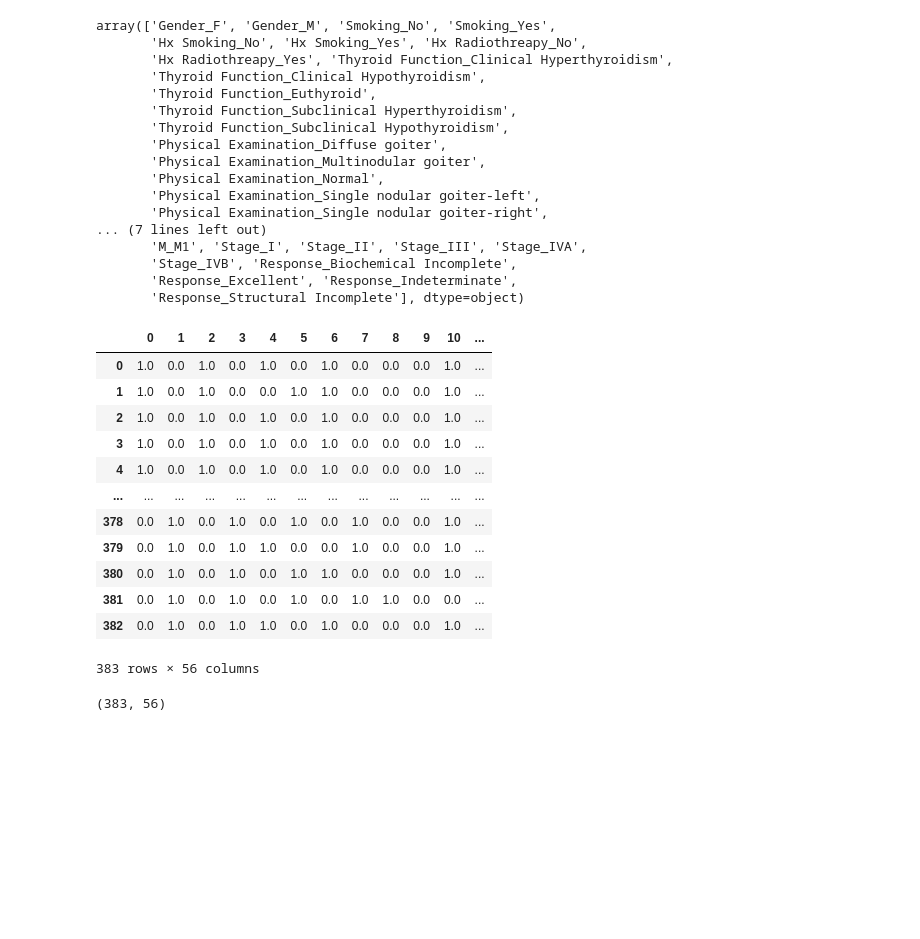
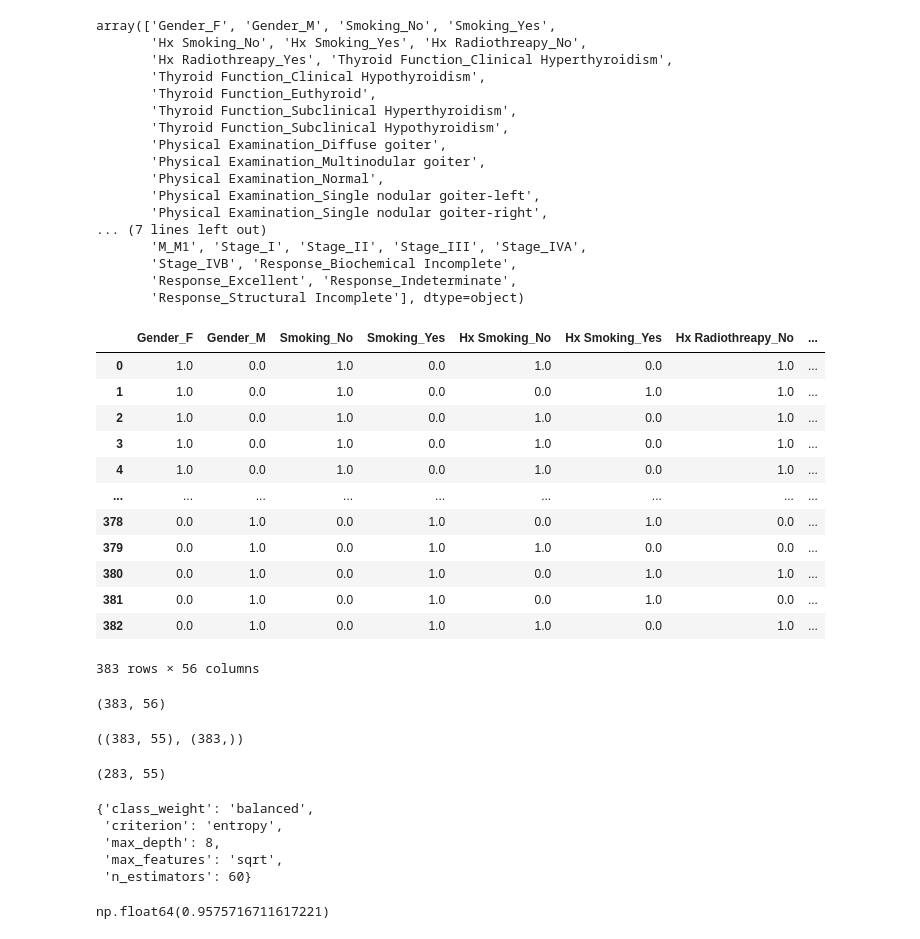
Before and after one commit to jake-va/Lecture-11, a Jupyter notebook: L11_notes.ipynb, the cells around one changed output. Drawn from its saved outputs; the diff is of its cells as text; code cells hidden in the pictures; blank space fills up the shorter version.

```diff
--- a/L11_notes.ipynb
+++ b/L11_notes.ipynb
@@ -135,23 +136,33 @@ array(['Gender_F', 'Gender_M', 'Smoking_No', 'Smoking_Yes',
        'Stage_IVB', 'Response_Biochemical Incomplete',
        'Response_Excellent', 'Response_Indeterminate',
        'Response_Structural Incomplete'], dtype=object)
-# %%
-transformed_df = pd.DataFrame(transformed_data)
-transformed_df
-# %% [output]
-|  | 0 | 1 | 2 | 3 | 4 | 5 | 6 | 7 | 8 | 9 | 10 | ... |
-| 0 | 1.0 | 0.0 | 1.0 | 0.0 | 1.0 | 0.0 | 1.0 | 0.0 | 0.0 | 0.0 | 1.0 | ... |
-| 1 | 1.0 | 0.0 | 1.0 | 0.0 | 0.0 | 1.0 | 1.0 | 0.0 | 0.0 | 0.0 | 1.0 | ... |
-| 2 | 1.0 | 0.0 | 1.0 | 0.0 | 1.0 | 0.0 | 1.0 | 0.0 | 0.0 | 0.0 | 1.0 | ... |
-| 3 | 1.0 | 0.0 | 1.0 | 0.0 | 1.0 | 0.0 | 1.0 | 0.0 | 0.0 | 0.0 | 1.0 | ... |
-| 4 | 1.0 | 0.0 | 1.0 | 0.0 | 1.0 | 0.0 | 1.0 | 0.0 | 0.0 | 0.0 | 1.0 | ... |
-| ... | ... | ... | ... | ... | ... | ... | ... | ... | ... | ... | ... | ... |
-| 378 | 0.0 | 1.0 | 0.0 | 1.0 | 0.0 | 1.0 | 0.0 | 1.0 | 0.0 | 0.0 | 1.0 | ... |
-| 379 | 0.0 | 1.0 | 0.0 | 1.0 | 1.0 | 0.0 | 0.0 | 1.0 | 0.0 | 0.0 | 1.0 | ... |
-| 380 | 0.0 | 1.0 | 0.0 | 1.0 | 0.0 | 1.0 | 1.0 | 0.0 | 0.0 | 0.0 | 1.0 | ... |
-| 381 | 0.0 | 1.0 | 0.0 | 1.0 | 0.0 | 1.0 | 0.0 | 1.0 | 1.0 | 0.0 | 0.0 | ... |
-| 382 | 0.0 | 1.0 | 0.0 | 1.0 | 1.0 | 0.0 | 1.0 | 0.0 | 0.0 | 0.0 | 1.0 | ... |
-383 rows × 56 columns
+# %%
+# convert to a list
+encoded_cols = list (encoded_cols)
+
+#add the age and recurred column names
+
+encoded_cols.append('Age')
+encoded_cols.append('Recurred')
+# %%
+# convert transformed data to a dataframe
+transformed_df = pd.DataFrame(transformed_data, columns=encoded_cols)
+
+transformed_df
+# %% [output]
+|  | Gender_F | Gender_M | Smoking_No | Smoking_Yes | Hx Smoking_No | Hx Smoking_Yes | Hx Radiothreapy_No | ... |
+| 0 | 1.0 | 0.0 | 1.0 | 0.0 | 1.0 | 0.0 | 1.0 | ... |
+| 1 | 1.0 | 0.0 | 1.0 | 0.0 | 0.0 | 1.0 | 1.0 | ... |
+| 2 | 1.0 | 0.0 | 1.0 | 0.0 | 1.0 | 0.0 | 1.0 | ... |
+| 3 | 1.0 | 0.0 | 1.0 | 0.0 | 1.0 | 0.0 | 1.0 | ... |
+| 4 | 1.0 | 0.0 | 1.0 | 0.0 | 1.0 | 0.0 | 1.0 | ... |
+| ... | ... | ... | ... | ... | ... | ... | ... | ... |
+| 378 | 0.0 | 1.0 | 0.0 | 1.0 | 0.0 | 1.0 | 0.0 | ... |
+| 379 | 0.0 | 1.0 | 0.0 | 1.0 | 1.0 | 0.0 | 0.0 | ... |
+| 380 | 0.0 | 1.0 | 0.0 | 1.0 | 0.0 | 1.0 | 1.0 | ... |
+| 381 | 0.0 | 1.0 | 0.0 | 1.0 | 0.0 | 1.0 | 0.0 | ... |
+| 382 | 0.0 | 1.0 | 0.0 | 1.0 | 1.0 | 0.0 | 1.0 | ... |
+383 rows × 56 columns
 # %%
 transformed_df.shape
 # %% [output]
@@ -160,6 +171,12 @@ transformed_df.shape
 # rename target row to 'Recurred'
 transformed_df = transformed_df.rename(columns={55: 'Recurred'})
 # %%
+# make the X and y variables
+
 X = transformed_df.drop('Recurred', axis = 1)
 
-y = transformed_df
+y = transformed_df['Recurred']
+
+X.shape, y.shape
+# %% [output]
+((383, 55), (383,))
@@ -165,0 +187,4 @@ y = transformed_df
+# %%
+X_train.shape
+# %% [output]
+(283, 55)
@@ -165,0 +207,19 @@ y = transformed_df
+# %%
+# run the grid search
+grid_search.fit(X_train, y_train)
+
+best_params = grid_search.best_params_
+
+best_params
+# %% [output]
+{'class_weight': 'balanced',
+ 'criterion': 'entropy',
+ 'max_depth': 8,
+ 'max_features': 'sqrt',
+ 'n_estimators': 60}
+# %%
+best_score = grid_search.best_score_
+
+best_score
+# %% [output]
+np.float64(0.9575716711617221)
```
Also changed, not shown: parts of 9 cells of this notebook.
